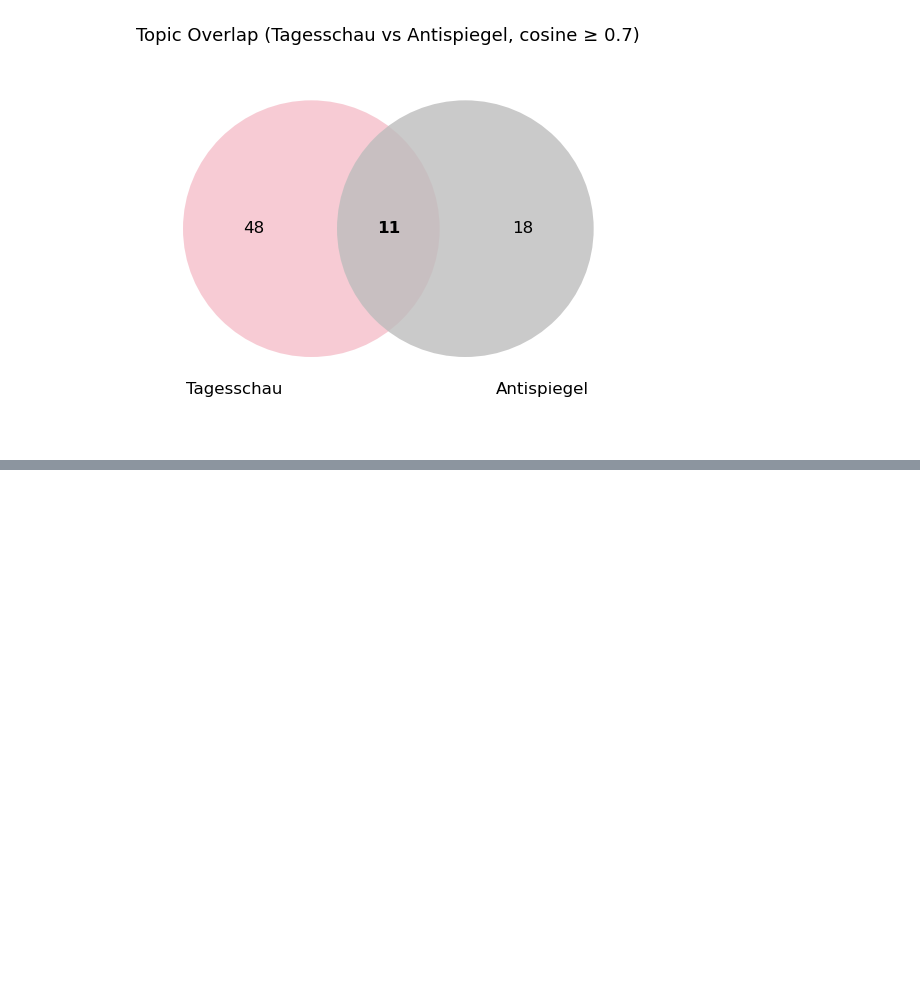
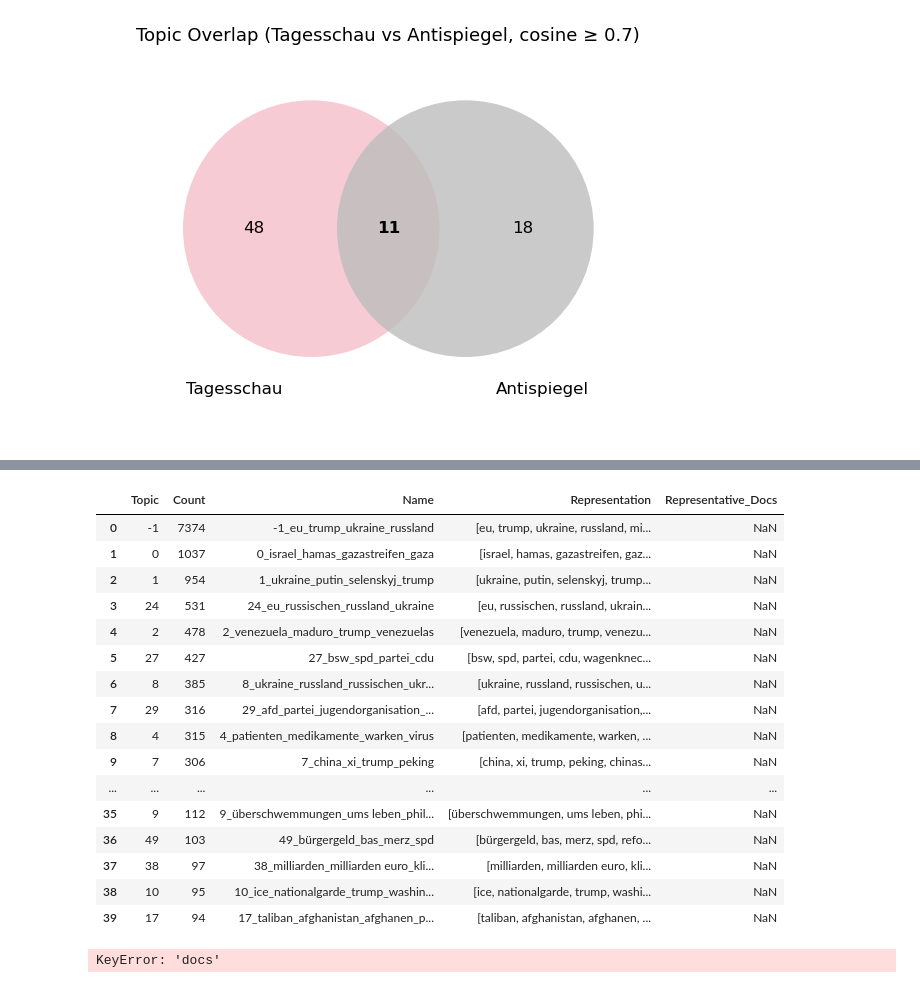
Before and after one commit to mattishaumann/Thesis, a Jupyter notebook: BERTopic/RT_Tagesschau_Topic_Comparison.ipynb, the cells around one changed output, grey strips where cells are left out. Saved outputs shown, nothing was run; the diff lists cells and outputs as text; code cells hidden in the pictures; blank space fills up the shorter version.

```diff
--- a/BERTopic/RT_Tagesschau_Topic_Comparison.ipynb
+++ b/BERTopic/RT_Tagesschau_Topic_Comparison.ipynb
@@ -896,0 +1091,3 @@ Common topics (cosine >= 0.7): 11
+# %%
+merged_topic_info = merged_model.get_topic_info()
+display(merged_topic_info)
@@ -896,0 +1108,21 @@ Common topics (cosine >= 0.7): 11
+# %%
+merged_topic_info = merged_topic_info.sort_values("Count", ascending=False).reset_index(drop=True)
+merged_topic_info.head(40)
+# %% [output]
+|  | Topic | Count | Name | Representation | Representative_Docs |
+| 0 | -1 | 7374 | -1_eu_trump_ukraine_russland | [eu, trump, ukraine, russland, mi... | NaN |
+| 1 | 0 | 1037 | 0_israel_hamas_gazastreifen_gaza | [israel, hamas, gazastreifen, gaz... | NaN |
+| 2 | 1 | 954 | 1_ukraine_putin_selenskyj_trump | [ukraine, putin, selenskyj, trump... | NaN |
+| 3 | 24 | 531 | 24_eu_russischen_russland_ukraine | [eu, russischen, russland, ukrain... | NaN |
+| 4 | 2 | 478 | 2_venezuela_maduro_trump_venezuelas | [venezuela, maduro, trump, venezu... | NaN |
+| 5 | 27 | 427 | 27_bsw_spd_partei_cdu | [bsw, spd, partei, cdu, wagenknec... | NaN |
+| 6 | 8 | 385 | 8_ukraine_russland_russischen_ukr... | [ukraine, russland, russischen, u... | NaN |
+| 7 | 29 | 316 | 29_afd_partei_jugendorganisation_... | [afd, partei, jugendorganisation,... | NaN |
+| 8 | 4 | 315 | 4_patienten_medikamente_warken_virus | [patienten, medikamente, warken, ... | NaN |
+| 9 | 7 | 306 | 7_china_xi_trump_peking | [china, xi, trump, peking, chinas... | NaN |
+| ... | ... | ... | ... | ... | ... |
+| 35 | 9 | 112 | 9_überschwemmungen_ums leben_phil... | [überschwemmungen, ums leben, phi... | NaN |
+| 36 | 49 | 103 | 49_bürgergeld_bas_merz_spd | [bürgergeld, bas, merz, spd, refo... | NaN |
+| 37 | 38 | 97 | 38_milliarden_milliarden euro_kli... | [milliarden, milliarden euro, kli... | NaN |
+| 38 | 10 | 95 | 10_ice_nationalgarde_trump_washin... | [ice, nationalgarde, trump, washi... | NaN |
+| 39 | 17 | 94 | 17_taliban_afghanistan_afghanen_p... | [taliban, afghanistan, afghanen, ... | NaN |
@@ -896,0 +1132,39 @@ Common topics (cosine >= 0.7): 11
+# %%
+import numpy as np
+from sentence_transformers import SentenceTransformer
+
+# 1) Build a combined document set (use your actual doc source)
+docs = tm_rt["docs"] + tm_ts["docs"]
+
+# 2) Get embeddings
+encoder = SentenceTransformer("sentence-transformers/paraphrase-multilingual-MiniLM-L12-v2")
+embeddings = encoder.encode(docs, normalize_embeddings=True)
+
+# 3) Assign docs to merged model topics
+topics, probs = merged_model.transform(docs, embeddings=embeddings)
+
+print("Outlier rate before:", (np.array(topics) == -1).mean())
+
+# 4) Reassign outliers
+# Option A (usually best if probs available):
+new_topics = merged_model.reduce_outliers(
+    docs, topics,
+    probabilities=probs,
+    strategy="probabilities",
+    threshold=0.05
+)
+
+# Option B (if probs is None):
+# new_topics = merged_model.reduce_outliers(
+#     docs, topics, embeddings=embeddings, strategy="embeddings"
+# )
+
+print("Outlier rate after:", (np.array(new_topics) == -1).mean())
+
+# 5) Update model topic representations with reassigned topics
+merged_model.update_topics(docs, topics=new_topics)
+
+topic_info = merged_model.get_topic_info()
+display(topic_info.head(30))
+# %% [output]
+KeyError: 'docs'
```
Also changed, not shown: parts of 11 cells of this notebook.
